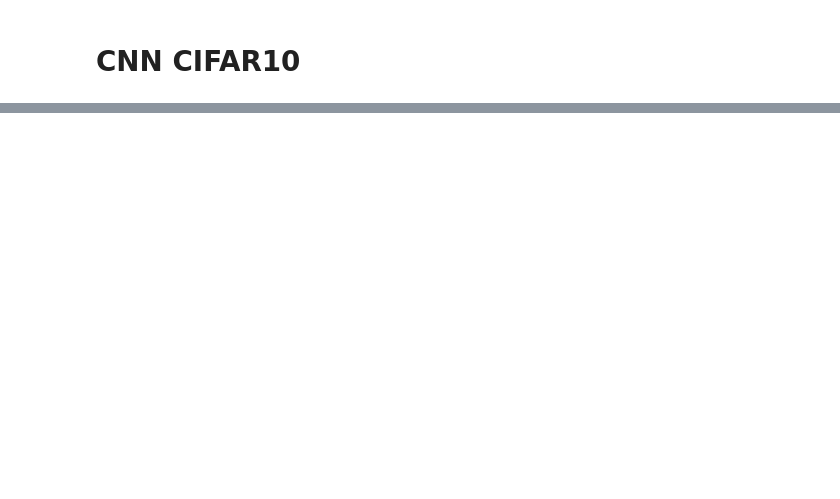
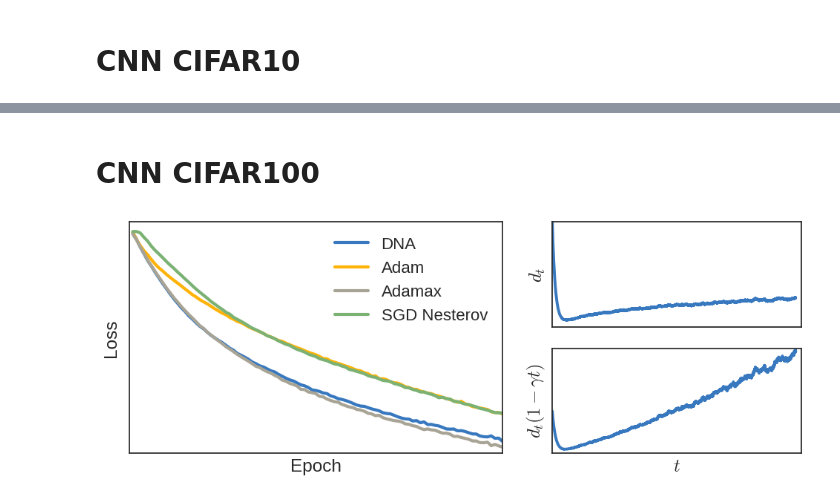
Before and after one commit to jayanthkoushik/sgd-feedback, a Jupyter notebook: src/compare_opts.ipynb, the cells around one changed output, grey strips where cells are left out. Cells and saved outputs as stored; diff of their text form; code cells hidden in the pictures; blank space fills up the shorter version.

Commit message:
Add new results for CIFAR100 experiment

```diff
--- a/src/compare_opts.ipynb
+++ b/src/compare_opts.ipynb
@@ -96,0 +95,46 @@ fig.tight_layout()
+# %% [markdown]
+# CNN CIFAR100
+# %%
+opt_titles = [
+    ("dna", "DNA"),
+    ("adam", "Adam"),
+    ("adamax", "Adamax"),
+    ("sgdnesterov", "SGD Nesterov")
+]
+colors = sns.xkcd_palette(["windows blue", "amber", "greyish", "faded green"])
+
+fig = plt.figure(figsize=(10, 4))
+gs = gridspec.GridSpec(2, 2, width_ratios=[1.5, 1])
+ax1 = fig.add_subplot(gs[:, 0])
+ax2 = fig.add_subplot(gs[0, 1])
+ax3 = fig.add_subplot(gs[1, 1])
+
+for i, (opt, title) in enumerate(opt_titles):
+    with open("../data/big_cnn/cifar100/{}.pkl".format(opt), "rb") as f:
+        loss_history = pickle.load(f)["best_loss_history"]
+    ax1.semilogy(range(1, len(loss_history) + 1), loss_history, label=title, color=colors[i], linewidth=3)
+
+ax1.get_yaxis().get_major_formatter().labelOnlyBase = False
+ax1.yaxis.set_major_formatter(mpl.ticker.ScalarFormatter())
+ax1.set_xlabel("Epoch")
+ax1.set_ylabel("Loss")
+ax1.set_ylim(0.7, 5)
+ax1.legend()
+
+with open("../data/big_cnn/cifar100/dna.pkl", "rb") as f:
+    dna_data = pickle.load(f)
+ds = np.array([x.item() for x in dna_data["ds"]])
+decays = 1. + (dna_data["best_opt_config"]["decay"] * np.arange(1, len(ds) + 1))
+
+ax2.plot(ds, color=colors[0])
+ax2.set_ylabel("$d_t$")
+ax3.plot(ds * decays, color=colors[0])
+ax3.set_ylabel("$d_t(1 - \gamma t)$")
+ax3.set_xlabel("$t$")
+
+for ax in [ax1, ax2, ax3]:
+    ax.set_yticks([])
+    ax.set_xticks([])
+fig.tight_layout()
+# %% [output]
+[figure, added]
```
Also changed, not shown: parts of 2 cells of this notebook, 4 other files.
